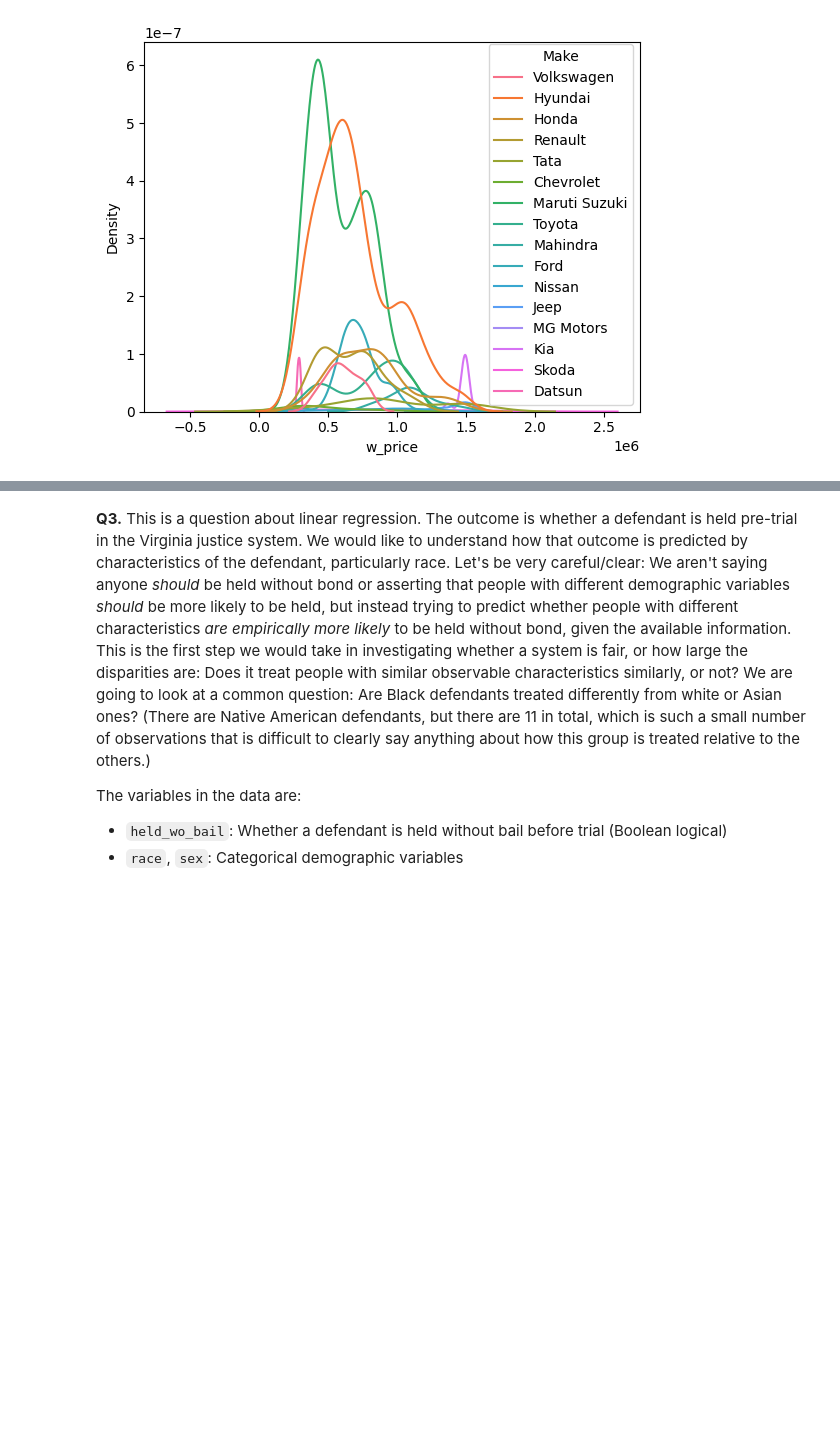
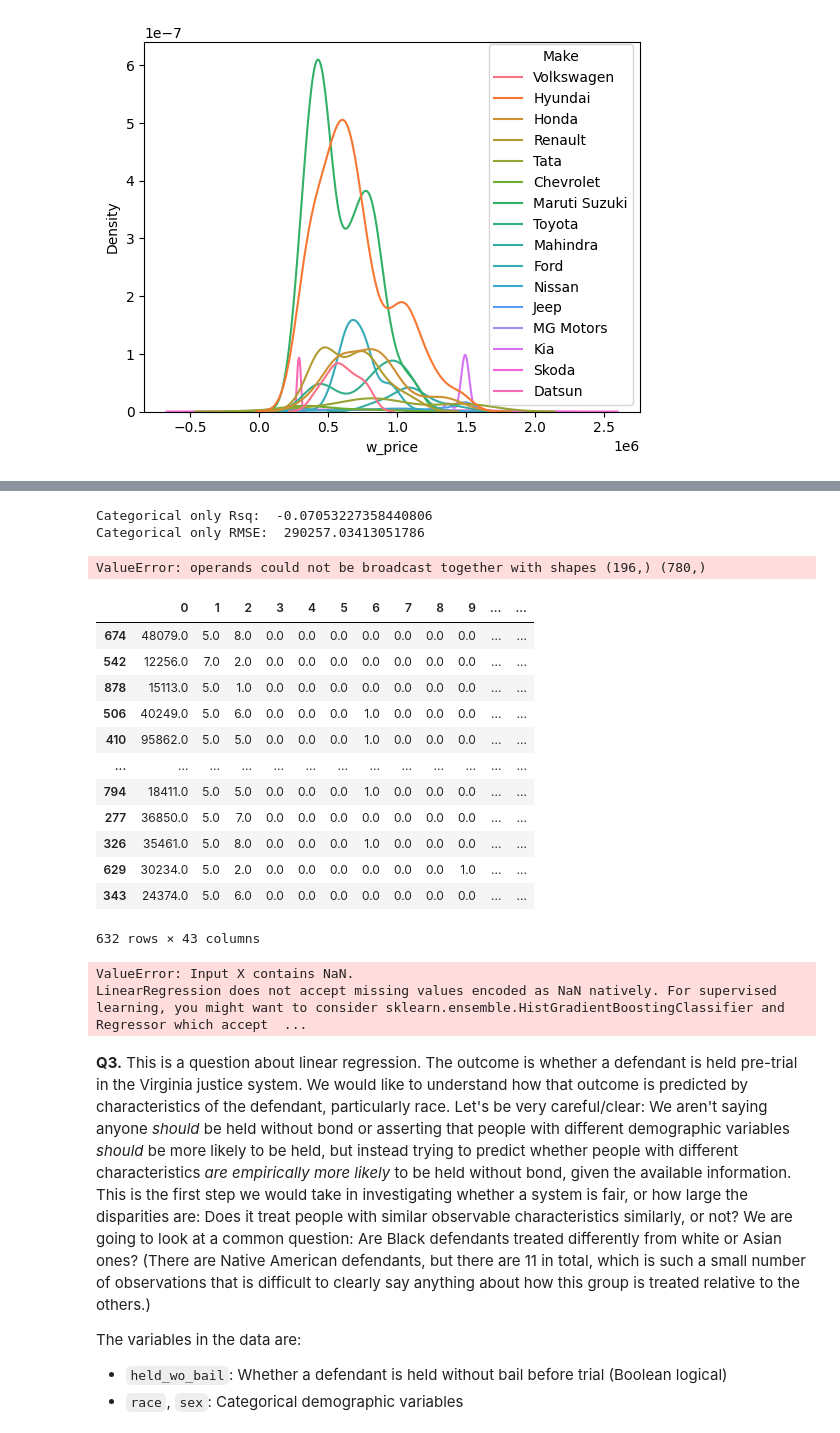
Before and after one commit to annacfisher/linearRegression, a Jupyter notebook: assignment.ipynb, the cells around one changed output, grey strips where cells are left out. Drawn from its saved outputs; the diff is of its cells as text; code cells hidden in the pictures; blank space fills up the shorter version.

```diff
--- a/assignment.ipynb
+++ b/assignment.ipynb
@@ -341,0 +369,22 @@ X_train, X_test, y_train, y_test = train_test_split(X,y, test_size=.2, random_st
+# %%
+N = df.shape[0]
+train_size = int(.8*N)
+# %%
+var_cat = ['Make','Body_Type','Color','Fuel_Type','Transmission','Transmission_Type']
+#
+# Use a loop to make the dummy dataframe, but you could do it by hand in a bunch of lines:
+dummies = pd.DataFrame([]) # In general, use lists and append instead of DataFrame and pd.concat
+for var in var_cat:
+    new_dummies = pd.get_dummies( df.loc[:,var], drop_first=True, dtype=int)
+    dummies = pd.concat([dummies, new_dummies], axis=1, ignore_index=True)
+    X_train_c = dummies.iloc[0:train_size,:]
+    X_test_c = dummies.iloc[train_size:,:]
+#
+reg_c = linear_model.LinearRegression().fit(X_train_c,y_train) # Run regression
+y_hat_c = reg_c.predict(X_test_c)
+print('Categorical only Rsq: ', reg_c.score(X_test_c,y_test)) # R2
+rmse_c = np.sqrt( np.mean( (y_test - y_hat_c)**2 ))
+print('Categorical only RMSE: ', rmse_c) # R2
+# %% [output]
+Categorical only Rsq:  -0.07053227358440806
+Categorical only RMSE:  290257.03413051786
@@ -342,3 +398,39 @@ X_train, X_test, y_train, y_test = train_test_split(X,y, test_size=.2, random_st
+# %%
+# get rmse
+y_hat = reg.predict(Z_train)
+rmse = rmse = np.sqrt( np.mean( (y_test - y_hat)**2 ))
+print("rmse: ", rmse)
+# I ended up using the other method of getting dummies because I couldn't figure out how to resolve this error
+# %% [output]
+ValueError: operands could not be broadcast together with shapes (196,) (780,)
+# %%
+X_train_n = df_train.loc[:,var_n]
+# %%
+#combining both
+
+X_train_all = pd.concat([X_train_n, X_train_c],axis=1, ignore_index=True)
+X_test_all = pd.concat([X_test_n, X_test_c],axis=1, ignore_index=True)
+# %%
+X_train_all.dropna()
+# %% [output]
+|  | 0 | 1 | 2 | 3 | 4 | 5 | 6 | 7 | 8 | 9 | ... | ... |
+| 674 | 48079.0 | 5.0 | 8.0 | 0.0 | 0.0 | 0.0 | 0.0 | 0.0 | 0.0 | 0.0 | ... | ... |
+| 542 | 12256.0 | 7.0 | 2.0 | 0.0 | 0.0 | 0.0 | 0.0 | 0.0 | 0.0 | 0.0 | ... | ... |
+| 878 | 15113.0 | 5.0 | 1.0 | 0.0 | 0.0 | 0.0 | 0.0 | 0.0 | 0.0 | 0.0 | ... | ... |
+| 506 | 40249.0 | 5.0 | 6.0 | 0.0 | 0.0 | 0.0 | 1.0 | 0.0 | 0.0 | 0.0 | ... | ... |
+| 410 | 95862.0 | 5.0 | 5.0 | 0.0 | 0.0 | 0.0 | 1.0 | 0.0 | 0.0 | 0.0 | ... | ... |
+| ... | ... | ... | ... | ... | ... | ... | ... | ... | ... | ... | ... | ... |
+| 794 | 18411.0 | 5.0 | 5.0 | 0.0 | 0.0 | 0.0 | 1.0 | 0.0 | 0.0 | 0.0 | ... | ... |
+| 277 | 36850.0 | 5.0 | 7.0 | 0.0 | 0.0 | 0.0 | 0.0 | 0.0 | 0.0 | 0.0 | ... | ... |
+| 326 | 35461.0 | 5.0 | 8.0 | 0.0 | 0.0 | 0.0 | 1.0 | 0.0 | 0.0 | 0.0 | ... | ... |
+| 629 | 30234.0 | 5.0 | 2.0 | 0.0 | 0.0 | 0.0 | 0.0 | 0.0 | 0.0 | 1.0 | ... | ... |
+| 343 | 24374.0 | 5.0 | 6.0 | 0.0 | 0.0 | 0.0 | 0.0 | 0.0 | 0.0 | 0.0 | ... | ... |
+632 rows × 43 columns
+# %%
+reg = linear_model.LinearRegression().fit(X_train_all,y_train)
+# %% [output]
+ValueError: Input X contains NaN.
+LinearRegression does not accept missing values encoded as NaN natively. For supervised learning, you might want to consider sklearn.ensemble.HistGradientBoostingClassifier and Regressor which accept  ...
 # %% [markdown]
 **Q3.** This is a question about linear regression. The outcome is whether a defendant is held pre-trial in the Virginia justice system. We would like to understand how that outcome is predicted by characteristics of the defendant, particularly race. Let's be very careful/clear: We aren't saying anyone *should* be held without bond or asserting that people with different demographic variables *should* be more likely to be held, but instead trying to predict whether people with different characteristics *are empirically more likely* to be held without bond, given the available information. This is the first step we would take in investigating whether a system is fair, or how large the disparities are: Does it treat people with similar observable characteristics similarly, or not? We are going to look at a common question: Are Black defendants treated differently from white or Asian ones? (There are Native American defendants, but there are 11 in total, which is such a small number of observations that is difficult to clearly say anything about how this group is treated relative to the others.)
 
```
Also changed, not shown: parts of 12 cells of this notebook.
